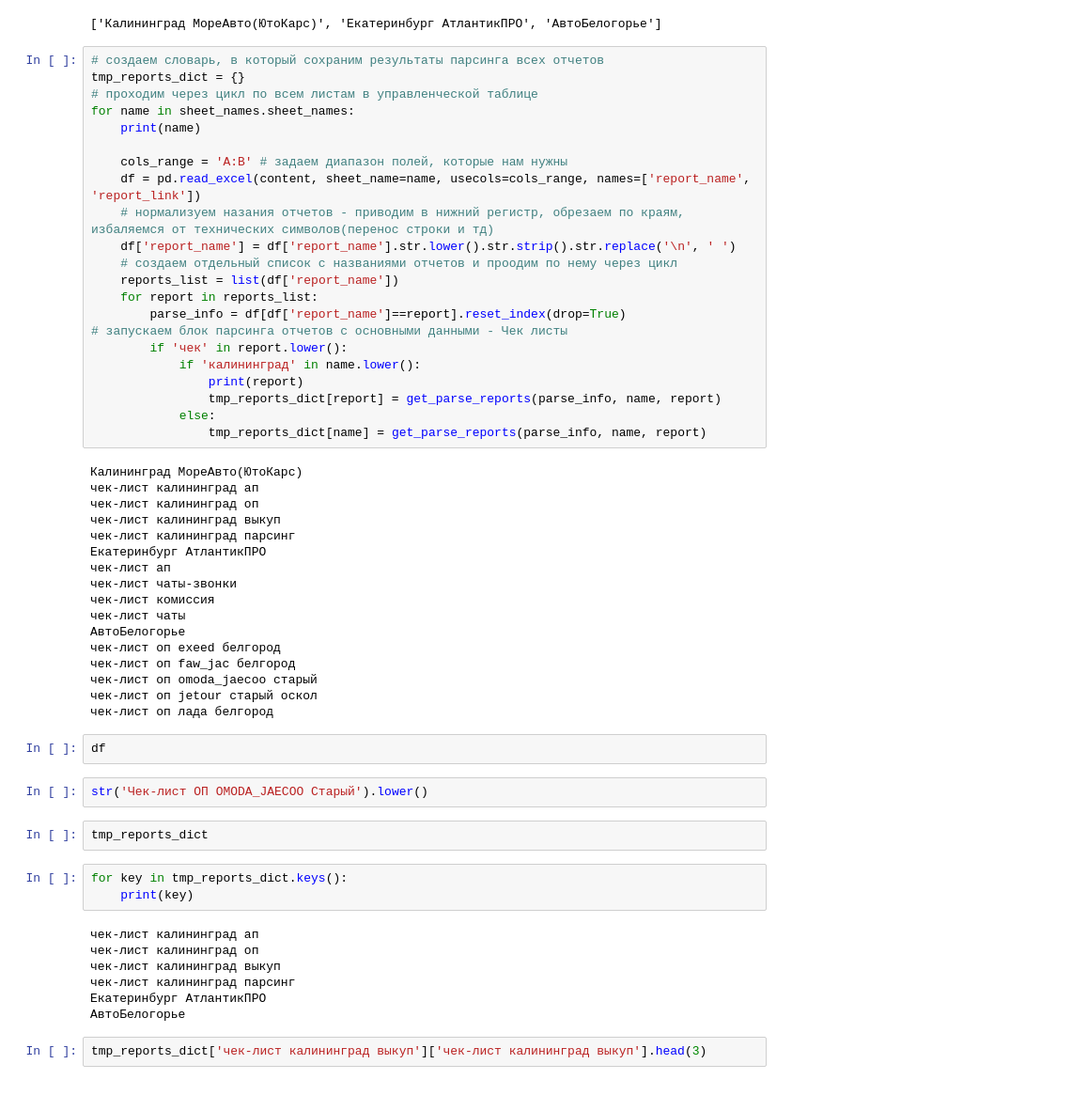
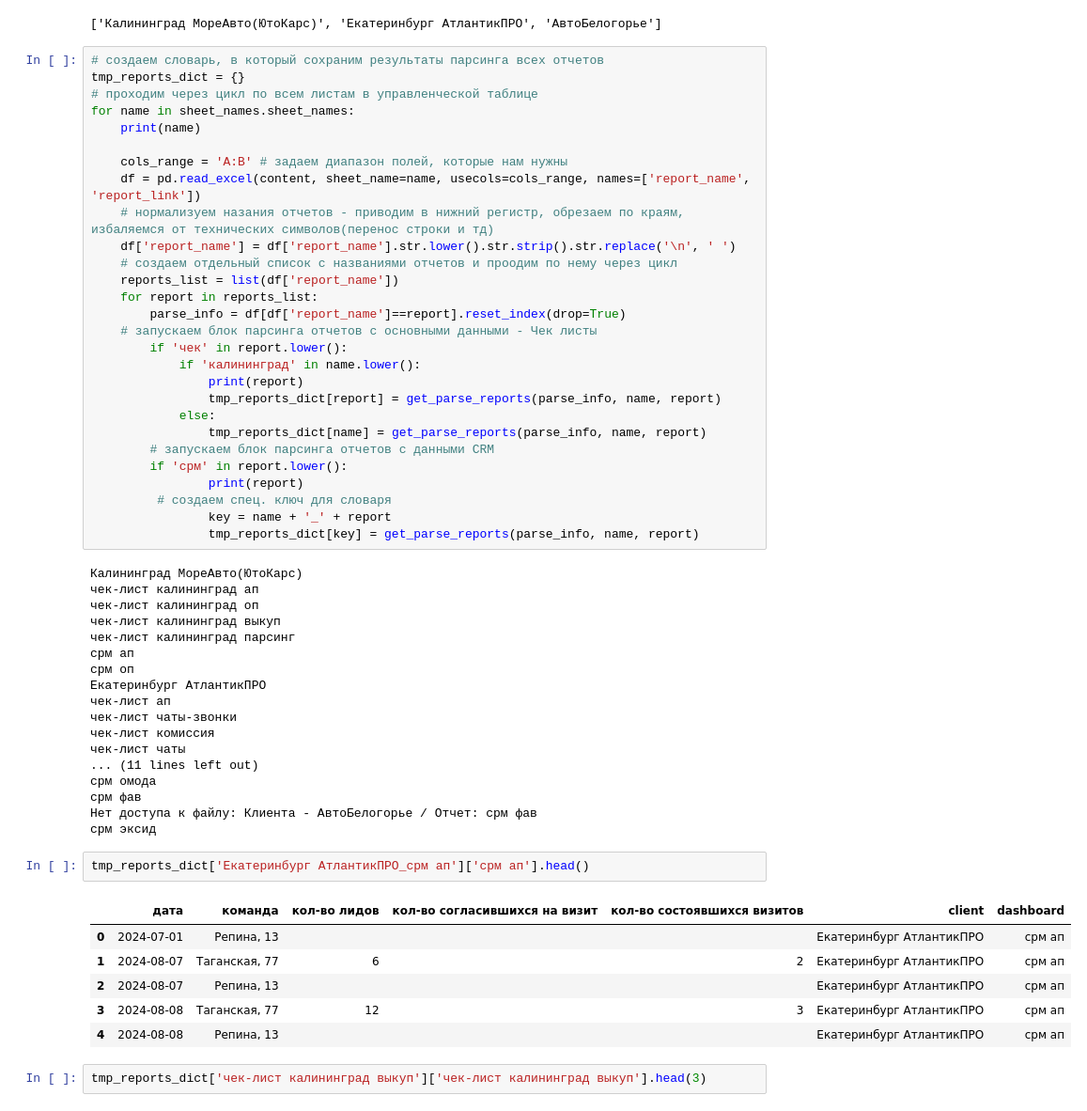
Before and after one commit to aget777/cars_showroom, a Jupyter notebook: get_data_from_google_docs.ipynb, the cells around one changed output. Shown: that part at 94% size. Saved outputs shown, nothing was run; the diff lists cells and outputs as text.

Commit message:
добавил парсинг листов с показателями из CRM

```diff
--- a/get_data_from_google_docs.ipynb
+++ b/get_data_from_google_docs.ipynb
@@ -66,46 +71,46 @@ for name in sheet_names.sheet_names:
     reports_list = list(df['report_name'])
     for report in reports_list:
         parse_info = df[df['report_name']==report].reset_index(drop=True)
-# запускаем блок парсинга отчетов с основными данными - Чек листы
+    # запускаем блок парсинга отчетов с основными данными - Чек листы
         if 'чек' in report.lower():
             if 'калининград' in name.lower():
                 print(report)
                 tmp_reports_dict[report] = get_parse_reports(parse_info, name, report)
             else:
                 tmp_reports_dict[name] = get_parse_reports(parse_info, name, report)
+        # запускаем блок парсинга отчетов с данными CRM
+        if 'срм' in report.lower():
+                print(report)
+         # создаем спец. ключ для словаря
+                key = name + '_' + report
+                tmp_reports_dict[key] = get_parse_reports(parse_info, name, report)
 # %% [output]
 Калининград МореАвто(ЮтоКарс)
 чек-лист калининград ап
 чек-лист калининград оп
 чек-лист калининград выкуп
 чек-лист калининград парсинг
+срм ап
+срм оп
 Екатеринбург АтлантикПРО
 чек-лист ап
 чек-лист чаты-звонки
 чек-лист комиссия
 чек-лист чаты
-АвтоБелогорье
-чек-лист оп exeed белгород
-чек-лист оп faw_jac белгород
-чек-лист оп omoda_jaecoo старый
-чек-лист оп jetour старый оскол
-чек-лист оп лада белгород
+... (11 lines left out)
+срм омода
+срм фав
+Нет доступа к файлу: Клиента - АвтоБелогорье / Отчет: срм фав
+срм эксид
-# %%
-df
-# %%
-str('Чек-лист ОП OMODA_JAECOO Старый').lower()
-# %%
-tmp_reports_dict
-# %%
-for key in tmp_reports_dict.keys():
-    print(key)
-# %% [output]
-чек-лист калининград ап
-чек-лист калининград оп
-чек-лист калининград выкуп
-чек-лист калининград парсинг
-Екатеринбург АтлантикПРО
-АвтоБелогорье
+# %%
+tmp_reports_dict['Екатеринбург АтлантикПРО_срм ап']['срм ап'].head()
+# %% [output]
+|  | дата | команда | кол-во лидов | кол-во согласившихся на визит | кол-во состоявшихся визитов | client | dashboard |
+| 0 | 2024-07-01 | Репина, 13 |  |  |  | Екатеринбург АтлантикПРО | срм ап |
+| 1 | 2024-08-07 | Таганская, 77 | 6 |  | 2 | Екатеринбург АтлантикПРО | срм ап |
+| 2 | 2024-08-07 | Репина, 13 |  |  |  | Екатеринбург АтлантикПРО | срм ап |
+| 3 | 2024-08-08 | Таганская, 77 | 12 |  | 3 | Екатеринбург АтлантикПРО | срм ап |
+| 4 | 2024-08-08 | Репина, 13 |  |  |  | Екатеринбург АтлантикПРО | срм ап |
 # %%
 tmp_reports_dict['чек-лист калининград выкуп']['чек-лист калининград выкуп'].head(3)
 # %% [output]
```
Also changed, not shown: parts of 15 cells of this notebook, 2 other files.
